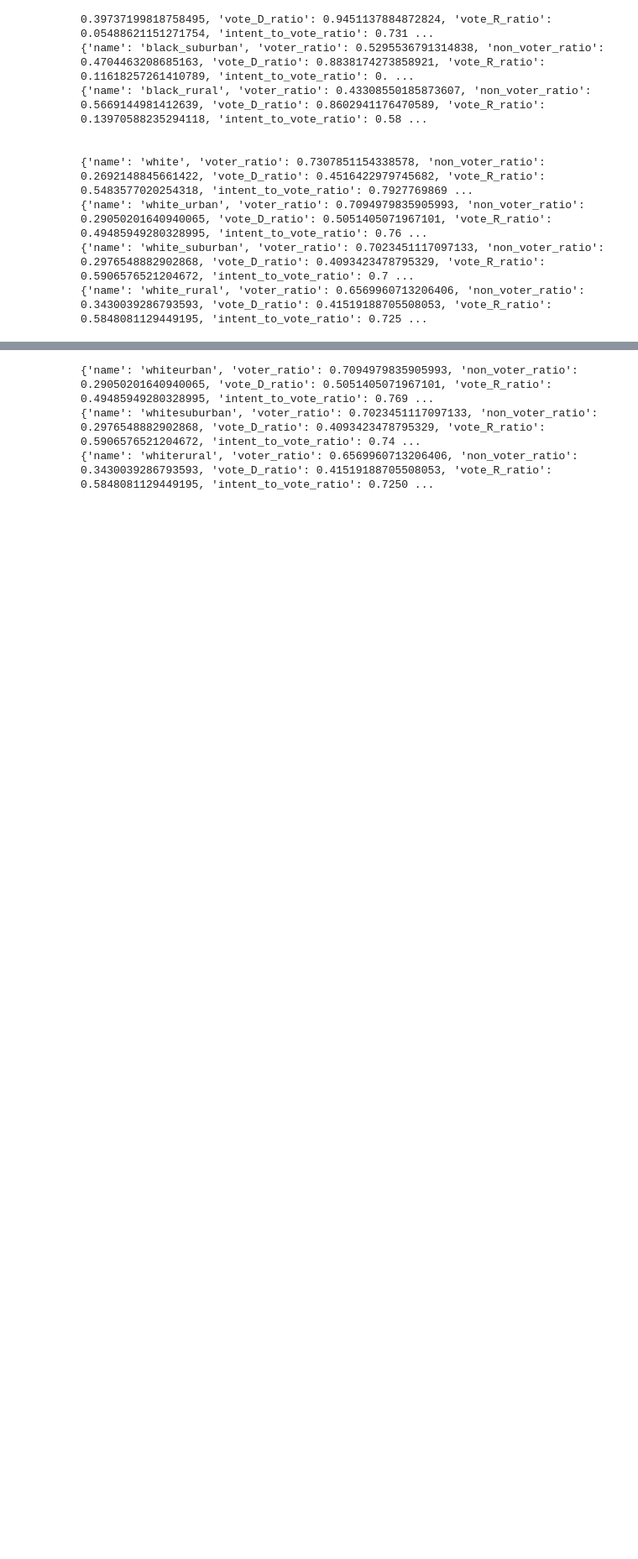
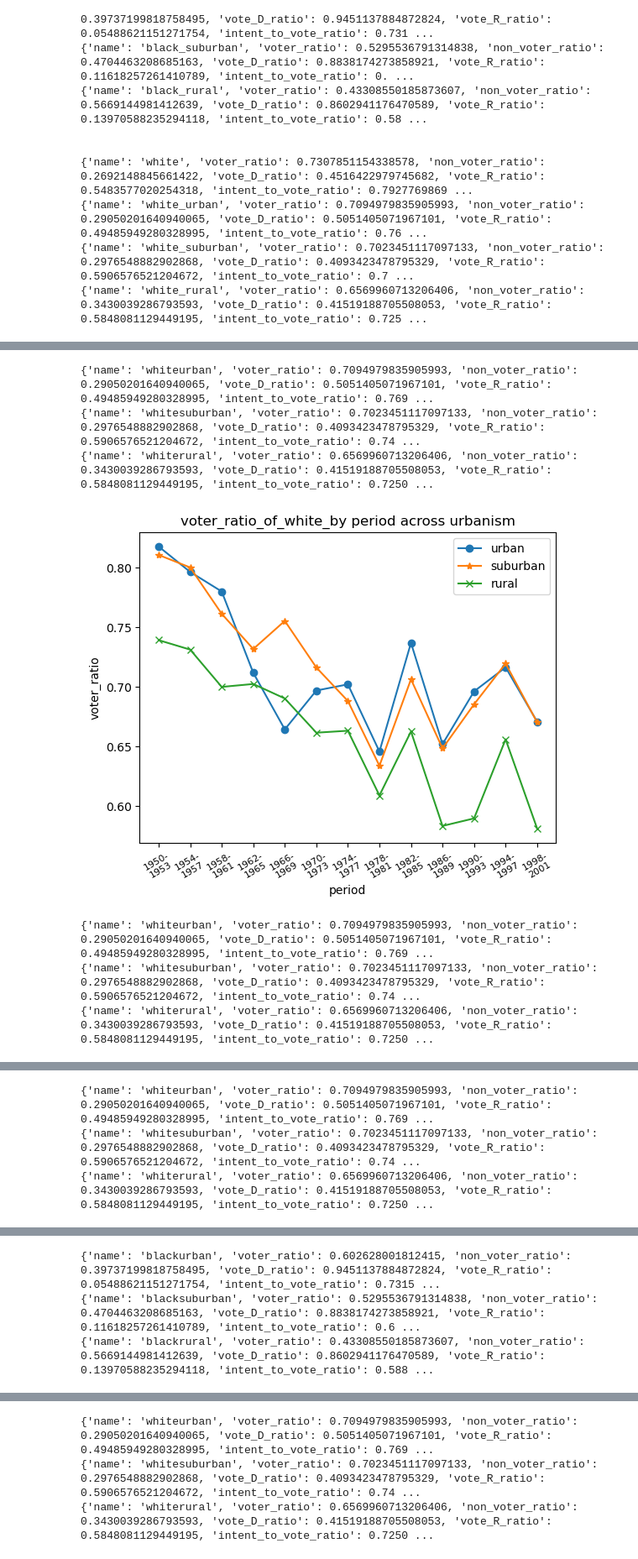
Before and after one commit to xuangu-fang/ML-Poli-Sci, a Jupyter notebook: code/intent_vote_final_non_voter_analysis.ipynb, the cells around one changed output, grey strips where cells are left out. Shown at 84% size. Saved outputs shown, nothing was run; the diff lists cells and outputs as text; code cells hidden in the pictures; blank space fills up the shorter version.

Commit message:
jupiter: add csv and figs for voter analysis

```diff
--- a/code/intent_vote_final_non_voter_analysis.ipynb
+++ b/code/intent_vote_final_non_voter_analysis.ipynb
@@ -258,3 +250,10 @@ table_white
+# %%
+target_var = ['group_size','voter_ratio', 'vote_D_ratio', 'vote_R_ratio' ]
+
+save_path = '../result/voter_analysis/group_table/'
+
+table_white = make_result_table(result_dict_white, target_var = target_var, save_path=save_path)
+table_black = make_result_table(result_dict_black, target_var = target_var,save_path=save_path )
 # %%
 table_black
 # %% [output]
@@ -514,0 +506,58 @@ year_gap=year_gap,
+# %%
+year_gap = 4
+period_list = [(i,i+year_gap-1) for i in range(1950,2002,year_gap)]
+# plot_period_races(data_new, ratio_name='voter_ratio', period_list = period_list)
+# plot_period_races(data_new, ratio_name='vote_D_ratio', period_list = period_list)
+# plot_period_races(data_new, ratio_name='vote_R_ratio', period_list = period_list)
+
+save_path = '../result/voter_analysis/period_analysis_rural_urban/'
+
+plot_period_rural_urban(data_new[data_new['Race7'] == 1], group_name='white',
+ratio_name='voter_ratio',
+period_list = period_list,
+save_path = save_path,
+year_gap=year_gap,
+)
+
+plot_period_rural_urban(data_new[data_new['Race7'] == 1], group_name='white',
+ratio_name='vote_D_ratio',
+period_list = period_list,
+save_path = save_path,
+year_gap=year_gap,
+)
+
+plot_period_rural_urban(data_new[data_new['Race7'] == 1], group_name='white',
+ ratio_name='vote_R_ratio',
+period_list = period_list,
+save_path = save_path,
+year_gap=year_gap,
+)
+
+plot_period_rural_urban(data_new[data_new['Race7'] == 2], group_name='black',
+ratio_name='voter_ratio',
+period_list = period_list,
+save_path = save_path,
+year_gap=year_gap,
+)
+
+plot_period_rural_urban(data_new[data_new['Race7'] == 2], group_name='black',
+ ratio_name='vote_D_ratio',
+period_list = period_list,
+save_path = save_path,
+year_gap=year_gap,
+)
+
+plot_period_rural_urban(data_new[data_new['Race7'] == 2], group_name='black',
+ratio_name='vote_R_ratio',
+period_list = period_list,
+save_path = save_path,
+year_gap=year_gap,
+)
+# %% [output]
+{'name': 'whiteurban', 'voter_ratio': 0.7094979835905993, 'non_voter_ratio': 0.29050201640940065, 'vote_D_ratio': 0.5051405071967101, 'vote_R_ratio': 0.49485949280328995, 'intent_to_vote_ratio': 0.769 ...
+{'name': 'whitesuburban', 'voter_ratio': 0.7023451117097133, 'non_voter_ratio': 0.2976548882902868, 'vote_D_ratio': 0.4093423478795329, 'vote_R_ratio': 0.5906576521204672, 'intent_to_vote_ratio': 0.74 ...
+{'name': 'whiterural', 'voter_ratio': 0.6569960713206406, 'non_voter_ratio': 0.3430039286793593, 'vote_D_ratio': 0.41519188705508053, 'vote_R_ratio': 0.5848081129449195, 'intent_to_vote_ratio': 0.7250 ...
+[figure, added]
+{'name': 'whiteurban', 'voter_ratio': 0.7094979835905993, 'non_voter_ratio': 0.29050201640940065, 'vote_D_ratio': 0.5051405071967101, 'vote_R_ratio': 0.49485949280328995, 'intent_to_vote_ratio': 0.769 ...
+{'name': 'whitesuburban', 'voter_ratio': 0.7023451117097133, 'non_voter_ratio': 0.2976548882902868, 'vote_D_ratio': 0.4093423478795329, 'vote_R_ratio': 0.5906576521204672, 'intent_to_vote_ratio': 0.74 ...
+{'name': 'whiterural', 'voter_ratio': 0.6569960713206406, 'non_voter_ratio': 0.3430039286793593, 'vote_D_ratio': 0.41519188705508053, 'vote_R_ratio': 0.5848081129449195, 'intent_to_vote_ratio': 0.7250 ...
@@ -514,0 +565,3 @@ year_gap=year_gap,
+{'name': 'whiteurban', 'voter_ratio': 0.7094979835905993, 'non_voter_ratio': 0.29050201640940065, 'vote_D_ratio': 0.5051405071967101, 'vote_R_ratio': 0.49485949280328995, 'intent_to_vote_ratio': 0.769 ...
+{'name': 'whitesuburban', 'voter_ratio': 0.7023451117097133, 'non_voter_ratio': 0.2976548882902868, 'vote_D_ratio': 0.4093423478795329, 'vote_R_ratio': 0.5906576521204672, 'intent_to_vote_ratio': 0.74 ...
+{'name': 'whiterural', 'voter_ratio': 0.6569960713206406, 'non_voter_ratio': 0.3430039286793593, 'vote_D_ratio': 0.41519188705508053, 'vote_R_ratio': 0.5848081129449195, 'intent_to_vote_ratio': 0.7250 ...
@@ -514,0 +569,3 @@ year_gap=year_gap,
+{'name': 'blackurban', 'voter_ratio': 0.602628001812415, 'non_voter_ratio': 0.39737199818758495, 'vote_D_ratio': 0.9451137884872824, 'vote_R_ratio': 0.05488621151271754, 'intent_to_vote_ratio': 0.7315 ...
+{'name': 'blacksuburban', 'voter_ratio': 0.5295536791314838, 'non_voter_ratio': 0.4704463208685163, 'vote_D_ratio': 0.8838174273858921, 'vote_R_ratio': 0.11618257261410789, 'intent_to_vote_ratio': 0.6 ...
+{'name': 'blackrural', 'voter_ratio': 0.43308550185873607, 'non_voter_ratio': 0.5669144981412639, 'vote_D_ratio': 0.8602941176470589, 'vote_R_ratio': 0.13970588235294118, 'intent_to_vote_ratio': 0.588 ...
```
Also changed, not shown: parts of 6 cells of this notebook, 20 other files.
